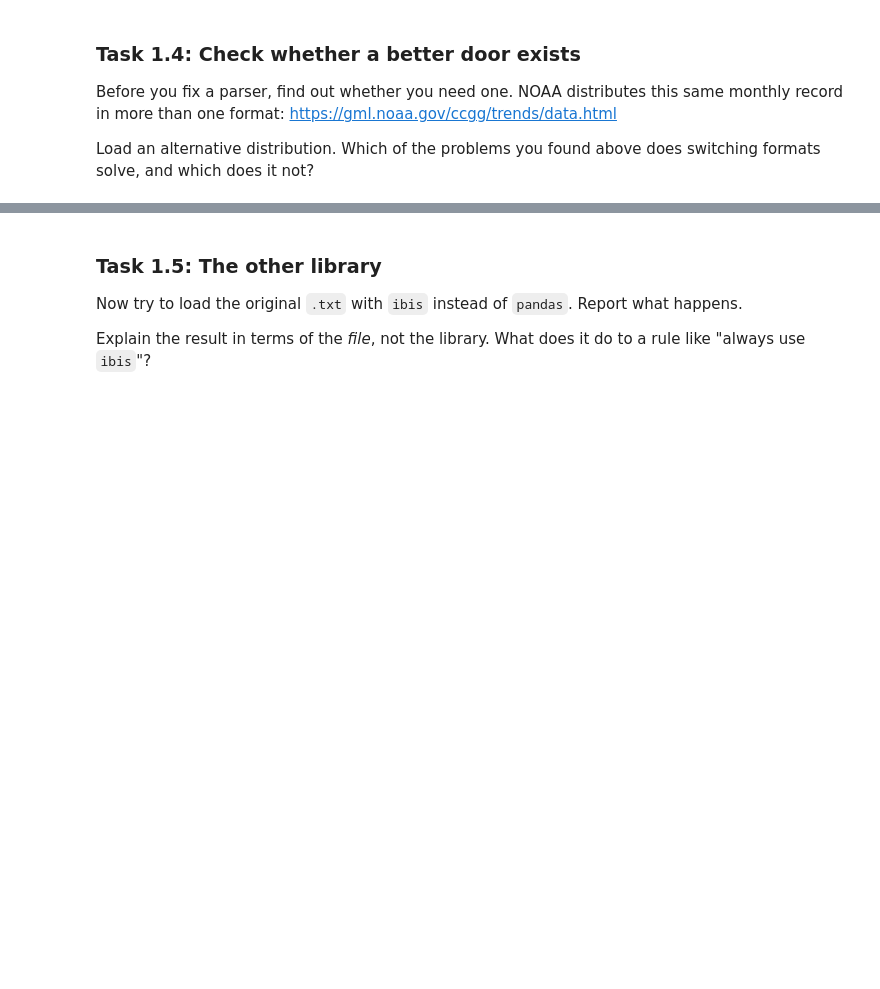
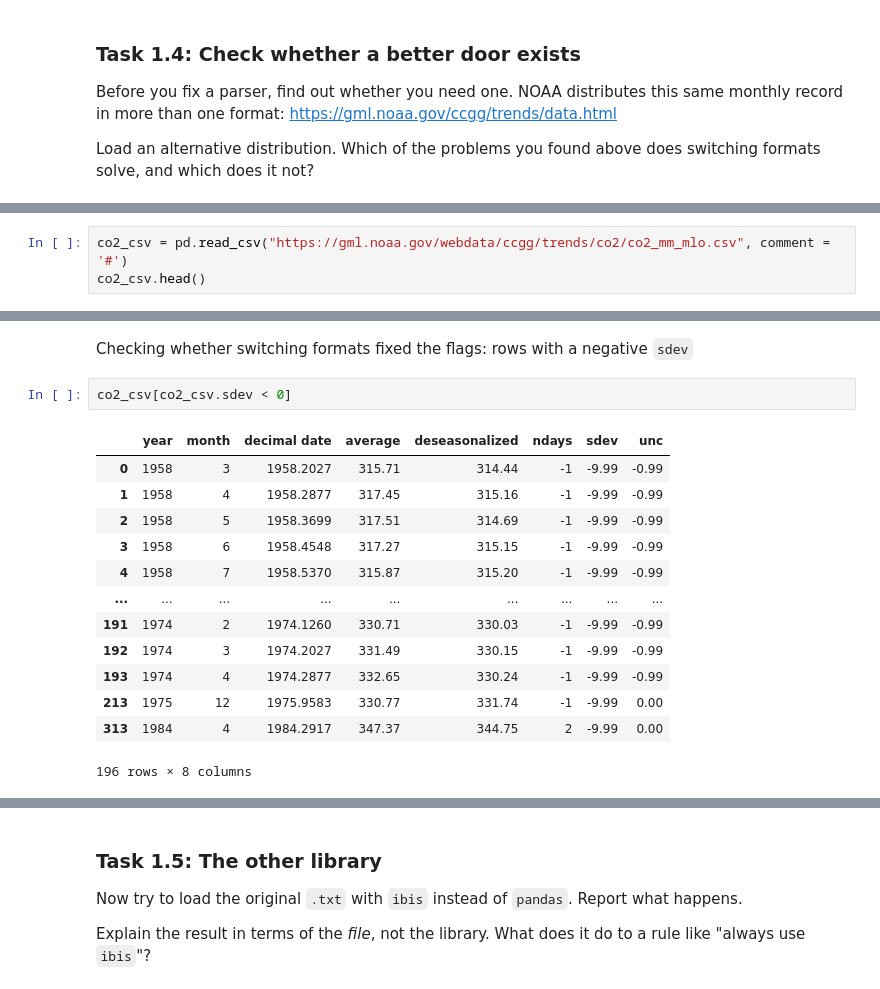
Before and after one commit to reyannaortega1-png/climate-module-reyannaortega1, a Jupyter notebook: climate.ipynb, the cells around one changed output, grey strips where cells are left out. Drawn from its saved outputs; the diff is of its cells as text; blank space fills up the shorter version.

```diff
--- a/climate.ipynb
+++ b/climate.ipynb
@@ -77,0 +158,3 @@ solve, and which does it not?
+# %%
+co2_csv = pd.read_csv("https://gml.noaa.gov/webdata/ccgg/trends/co2/co2_mm_mlo.csv", comment = '#')
+co2_csv.head()
@@ -78,2 +168,20 @@ solve, and which does it not?
+# %% [markdown]
+Checking whether switching formats fixed the flags: rows with a negative `sdev`
+# %%
+co2_csv[co2_csv.sdev < 0]
+# %% [output]
+|  | year | month | decimal date | average | deseasonalized | ndays | sdev | unc |
+| 0 | 1958 | 3 | 1958.2027 | 315.71 | 314.44 | -1 | -9.99 | -0.99 |
+| 1 | 1958 | 4 | 1958.2877 | 317.45 | 315.16 | -1 | -9.99 | -0.99 |
+| 2 | 1958 | 5 | 1958.3699 | 317.51 | 314.69 | -1 | -9.99 | -0.99 |
+| 3 | 1958 | 6 | 1958.4548 | 317.27 | 315.15 | -1 | -9.99 | -0.99 |
+| 4 | 1958 | 7 | 1958.5370 | 315.87 | 315.20 | -1 | -9.99 | -0.99 |
+| ... | ... | ... | ... | ... | ... | ... | ... | ... |
+| 191 | 1974 | 2 | 1974.1260 | 330.71 | 330.03 | -1 | -9.99 | -0.99 |
+| 192 | 1974 | 3 | 1974.2027 | 331.49 | 330.15 | -1 | -9.99 | -0.99 |
+| 193 | 1974 | 4 | 1974.2877 | 332.65 | 330.24 | -1 | -9.99 | -0.99 |
+| 213 | 1975 | 12 | 1975.9583 | 330.77 | 331.74 | -1 | -9.99 | 0.00 |
+| 313 | 1984 | 4 | 1984.2917 | 347.37 | 344.75 | 2 | -9.99 | 0.00 |
+196 rows × 8 columns
 # %% [markdown]
 **Your answer:**
```
Also changed, not shown: parts of 20 cells of this notebook, 3 other files.
